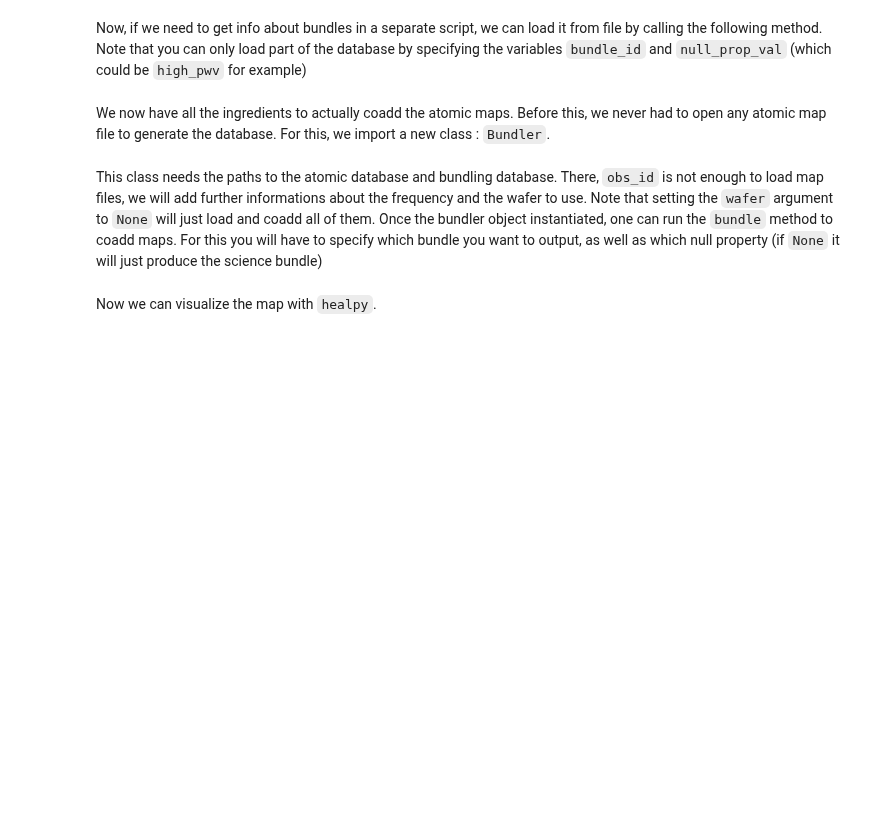
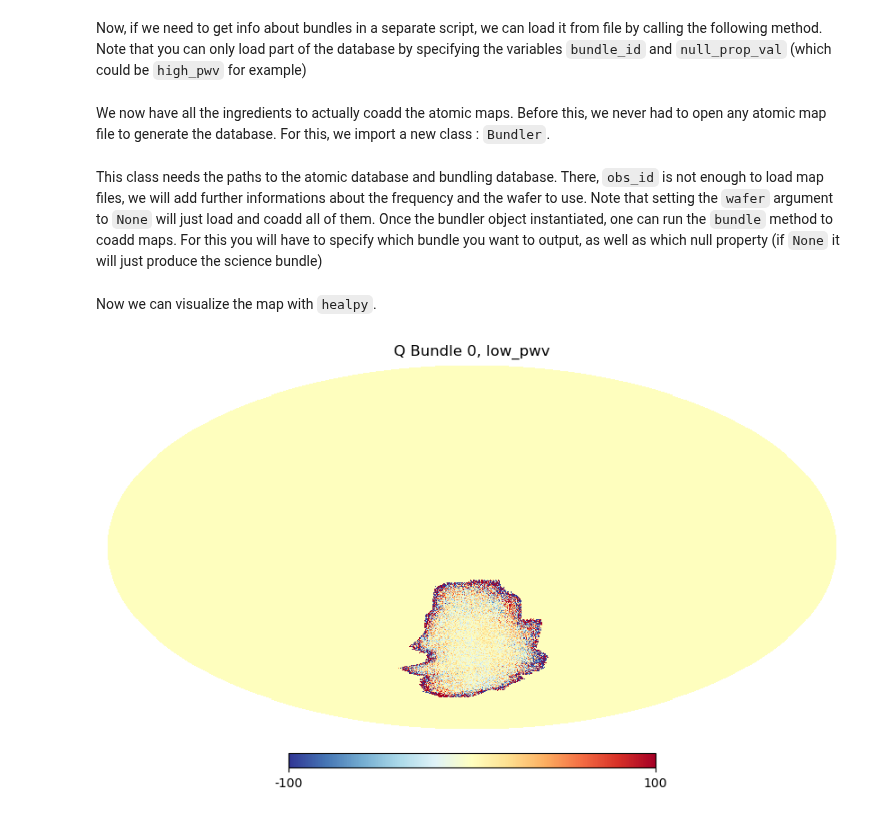
Before and after one commit to simonsobs/bb-awg-scripts, a Jupyter notebook: users/kwolz/bundling_prototype_tutorial_hp.ipynb, the cells around one changed output. Cells and saved outputs as stored; diff of their text form; code cells hidden in the pictures; blank space fills up the shorter version.

```diff
--- a/users/kwolz/bundling_prototype_tutorial_hp.ipynb
+++ b/users/kwolz/bundling_prototype_tutorial_hp.ipynb
@@ -40,11 +40,13 @@ from coadder import Bundler
 This class needs the paths to the atomic database and bundling database. There, `obs_id` is not enough to load map files, we will add further informations about the frequency and the wafer to use. Note that setting the `wafer` argument to `None` will just load and coadd all of them.
 Once the bundler object instantiated, one can run the `bundle` method to coadd maps. For this you will have to specify which bundle you want to output, as well as which null property (if `None` it will just produce the science bundle)
 # %%
-#bundler = Bundler(atomic_db, "bundles.db", freq_channel="f150", wafer=None)
-#map, hits = bundler.bundle(bundle_id=0, null_prop_val="low_pwv")
+bundler = Bundler(atomic_db, "bundles.db", freq_channel="f150", wafer=None)
+map, hits = bundler.bundle(bundle_id=0, null_prop_val="low_pwv")
 # %% [markdown]
 Now we can visualize the map with `healpy`.
 # %%
-#import healpy as hp
-#hp.mollview(map[1]*1e6, cmap="RdYlBu_r", title="Q Bundle 0, low_pwv", min=-100, max=100)
+import healpy as hp
+hp.mollview(map[1]*1e6, cmap="RdYlBu_r", title="Q Bundle 0, low_pwv", min=-100, max=100)
+# %% [output]
+[figure, added]
 # %% [markdown]
```
Also changed, not shown: parts of 4 cells of this notebook, 1 other file.
